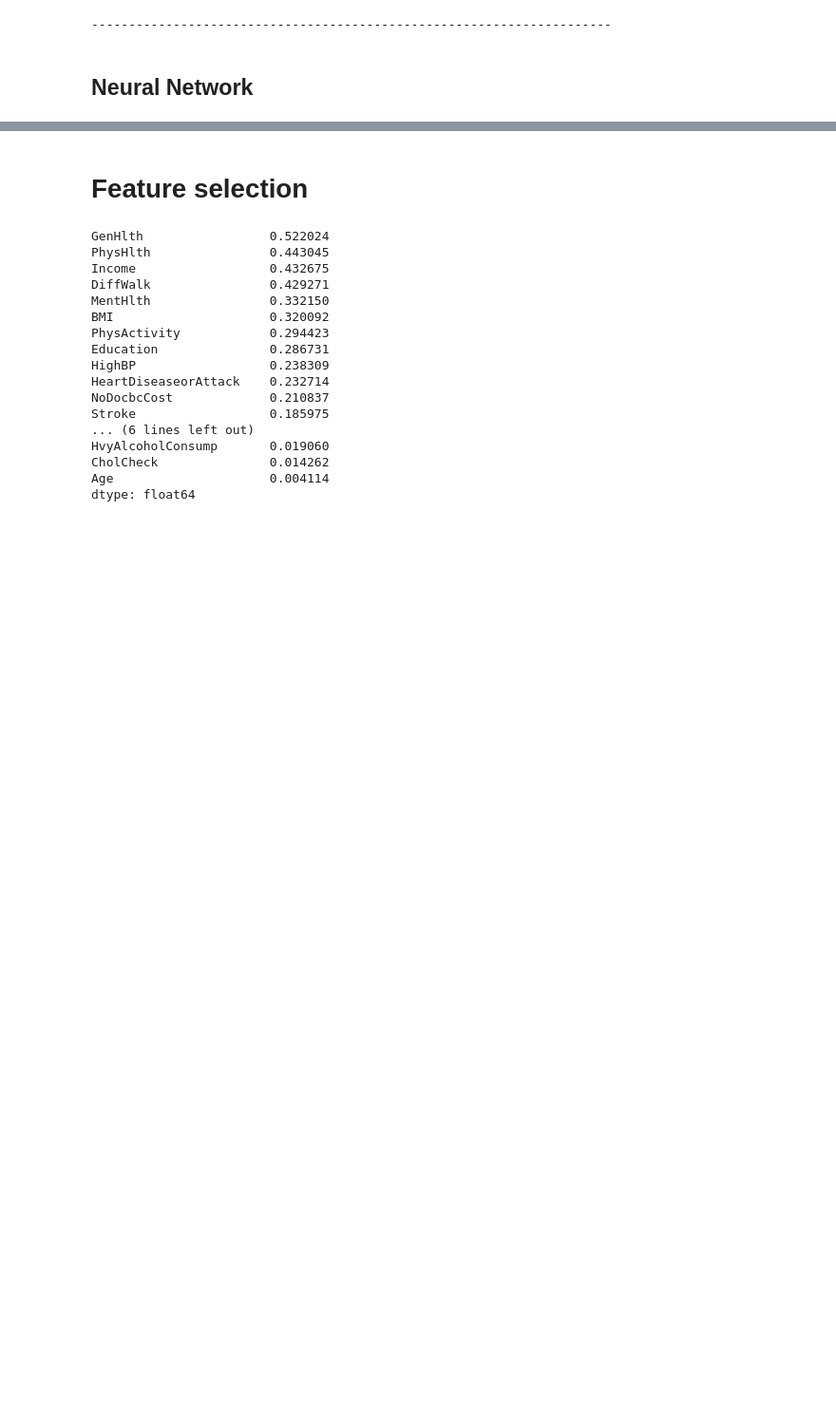
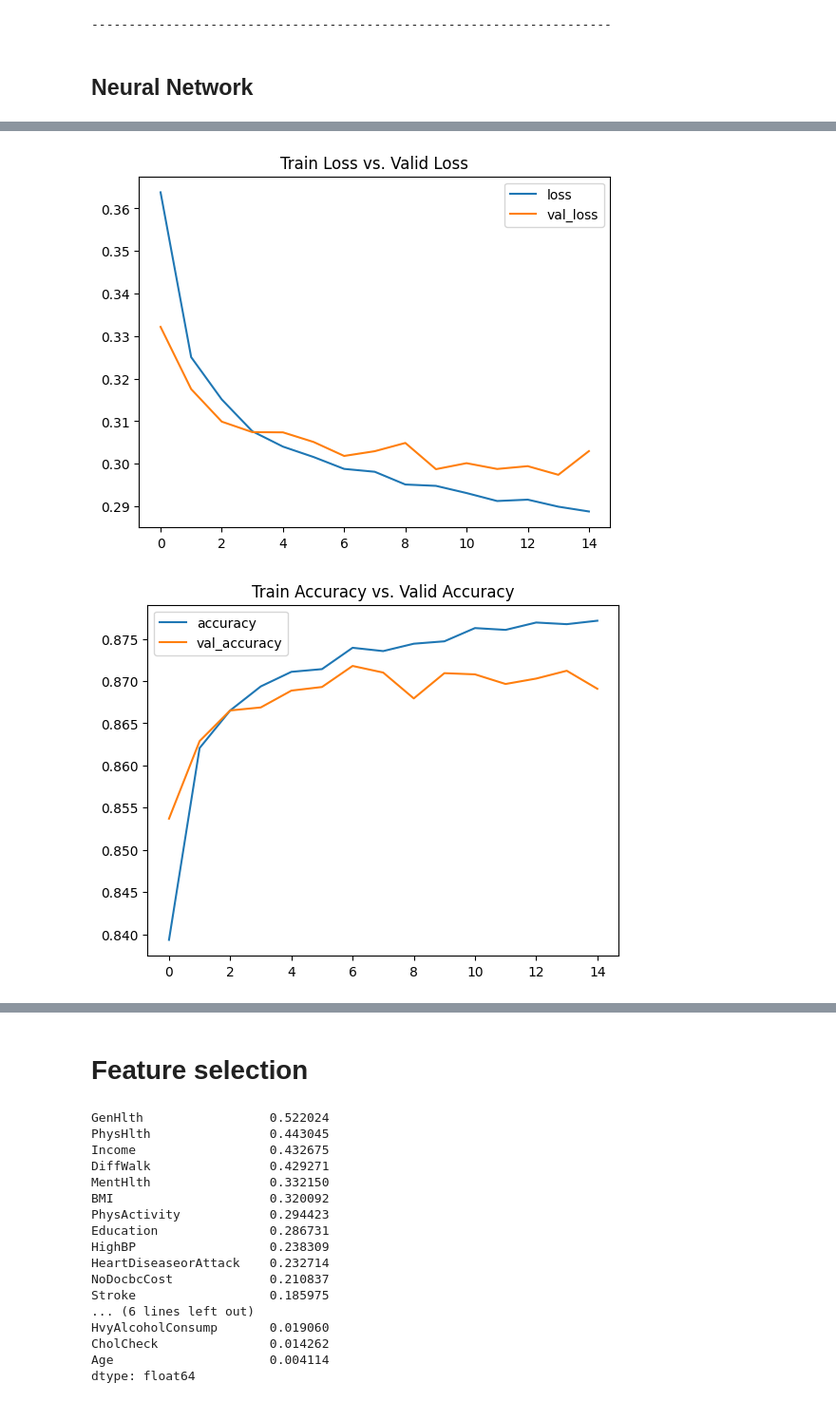
Before and after one commit to LaiVietAnh/Diabetes-Health-Indicators, a Jupyter notebook: diabetes.ipynb, the cells around one changed output, grey strips where cells are left out. Shown at 95% size. Cells and saved outputs as stored; diff of their text form; code cells hidden in the pictures; blank space fills up the shorter version.

```diff
--- a/diabetes.ipynb
+++ b/diabetes.ipynb
@@ -302,19 +299,15 @@ weighted avg       0.80      0.80      0.80     14039
 # %%
-# model = keras.Sequential([
-#     layers.InputLayer(input_shape=(21,)),
-#     layers.Dense(units=64, activation=nn.relu),
-#     layers.BatchNormalization(),
-#     layers.Dense(units=256, activation=nn.relu),
-#     layers.BatchNormalization(),
-#     layers.Dense(units=64, activation=nn.relu),
-#     layers.BatchNormalization(),
-#     layers.Dense(units=256, activation=nn.relu),
-#     layers.BatchNormalization(),
-#     layers.Dense(units=64, activation=nn.relu),
-#     layers.BatchNormalization(),
-#     layers.Dense(units=32, activation=nn.relu),
-#     layers.Dense(units=1, activation=nn.sigmoid)
-# ])
+model = keras.Sequential([
+    layers.InputLayer(input_shape=(21,)),
+    layers.Dense(units=64, activation=nn.relu),
+    layers.Dense(units=256, activation=nn.relu),
+    layers.Dropout(0.5),
+    layers.Dense(units=64, activation=nn.relu),
+    layers.Dense(units=256, activation=nn.relu),
+    layers.Dropout(0.5),
+    layers.Dense(units=64, activation=nn.relu),
+    layers.Dense(units=1, activation=nn.sigmoid)
+])
 
-# opt = Adam()
-# model.compile(optimizer=opt, loss='binary_crossentropy', metrics=['accuracy'])
+opt = Adam()
+model.compile(optimizer=opt, loss='binary_crossentropy', metrics=['accuracy'])
@@ -323,2 +334,2 @@ weighted avg       0.80      0.80      0.80     14039
 # %%
-# hist = model.fit(X_train, y_train, validation_data=(X_test, y_test), epochs=25)
+hist = model.fit(X_train, y_train, validation_data=(X_test, y_test), epochs=15)
@@ -325,5 +354,8 @@ weighted avg       0.80      0.80      0.80     14039
 # %%
-# history_df = pd.DataFrame(hist.history)
-# history_df.loc[0:, ['loss', 'val_loss']].plot(title='Train Loss vs. Valid Loss')
-# history_df.loc[0:, ['accuracy', 'val_accuracy']].plot(title='Train Accuracy vs. Valid Accuracy');
+history_df = pd.DataFrame(hist.history)
+history_df.loc[0:, ['loss', 'val_loss']].plot(title='Train Loss vs. Valid Loss')
+history_df.loc[0:, ['accuracy', 'val_accuracy']].plot(title='Train Accuracy vs. Valid Accuracy');
+# %% [output]
+[figure, added]
+[figure, added]
 # %%
```
Also changed, not shown: parts of 17 cells of this notebook.
